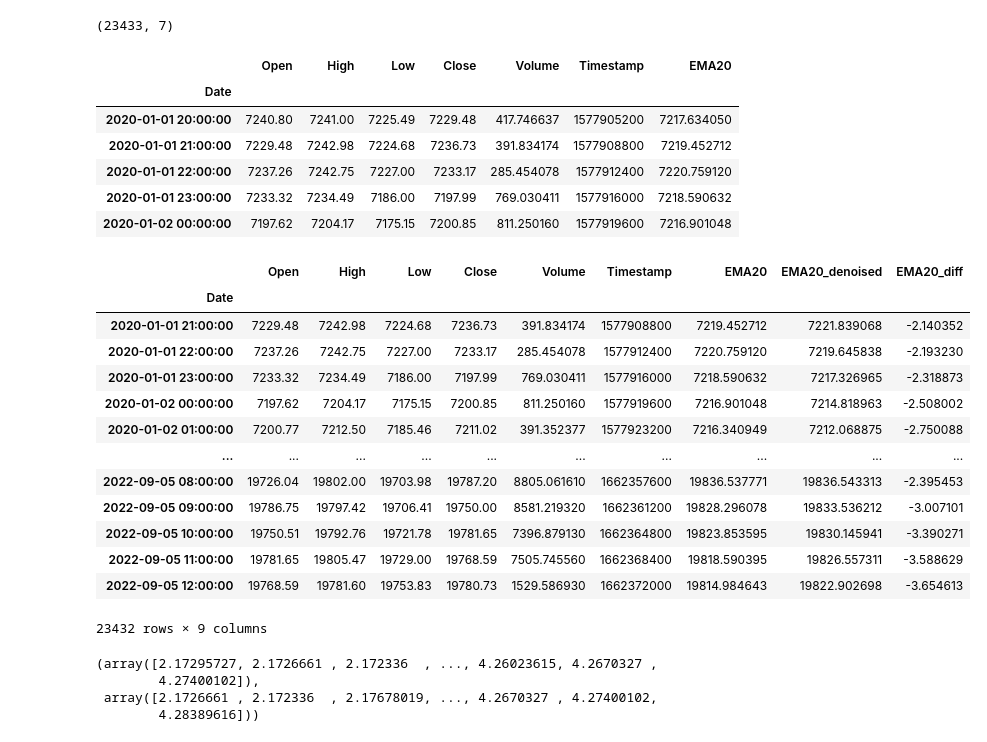
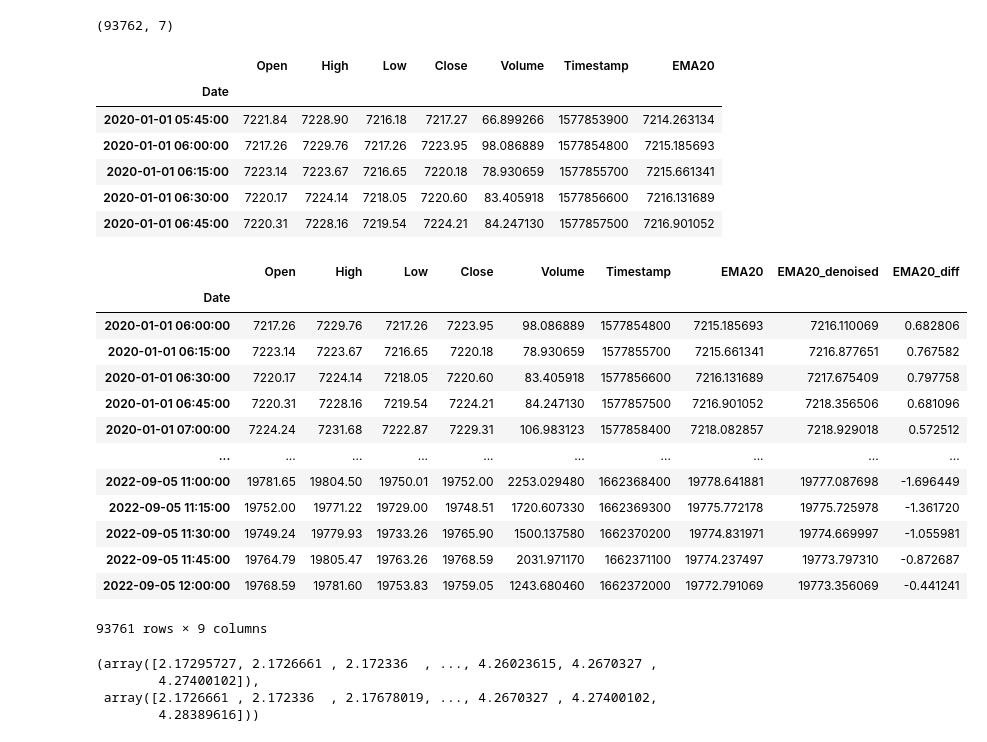
Before and after one commit to webclinic017/Trading-sandbox, a Jupyter notebook: 20_EMA_strategy.ipynb, the cells around one changed output. Saved outputs shown, nothing was run; the diff lists cells and outputs as text; code cells hidden in the pictures.

```diff
--- a/20_EMA_strategy.ipynb
+++ b/20_EMA_strategy.ipynb
@@ -45,50 +45,50 @@ def filterData(data, method='savgol')->np.array:
         return trend
 # %%
 SYMBOL= 'BTC'
-df = loadFromDB(f'../backtest_tools/database/database/Binance/1h/{SYMBOL}-USDT.csv')
+df = loadFromDB(f'./data/15m/{SYMBOL}-USDT.csv')
 df["EMA20"] = ema_indicator(df["Close"], 20)
 df.dropna(inplace=True)
 print(df.shape)
 df.head()
 # %% [output]
-(23433, 7)
+(93762, 7)
 |  | Open | High | Low | Close | Volume | Timestamp | EMA20 |
 | Date |  |  |  |  |  |  |  |
-| 2020-01-01 20:00:00 | 7240.80 | 7241.00 | 7225.49 | 7229.48 | 417.746637 | 1577905200 | 7217.634050 |
-| 2020-01-01 21:00:00 | 7229.48 | 7242.98 | 7224.68 | 7236.73 | 391.834174 | 1577908800 | 7219.452712 |
-| 2020-01-01 22:00:00 | 7237.26 | 7242.75 | 7227.00 | 7233.17 | 285.454078 | 1577912400 | 7220.759120 |
-| 2020-01-01 23:00:00 | 7233.32 | 7234.49 | 7186.00 | 7197.99 | 769.030411 | 1577916000 | 7218.590632 |
-| 2020-01-02 00:00:00 | 7197.62 | 7204.17 | 7175.15 | 7200.85 | 811.250160 | 1577919600 | 7216.901048 |
+| 2020-01-01 05:45:00 | 7221.84 | 7228.90 | 7216.18 | 7217.27 | 66.899266 | 1577853900 | 7214.263134 |
+| 2020-01-01 06:00:00 | 7217.26 | 7229.76 | 7217.26 | 7223.95 | 98.086889 | 1577854800 | 7215.185693 |
+| 2020-01-01 06:15:00 | 7223.14 | 7223.67 | 7216.65 | 7220.18 | 78.930659 | 1577855700 | 7215.661341 |
+| 2020-01-01 06:30:00 | 7220.17 | 7224.14 | 7218.05 | 7220.60 | 83.405918 | 1577856600 | 7216.131689 |
+| 2020-01-01 06:45:00 | 7220.31 | 7228.16 | 7219.54 | 7224.21 | 84.247130 | 1577857500 | 7216.901052 |
 # %%
 from tsmoothie.regression_basis import cubic_spline
 from tsmoothie.smoother import ConvolutionSmoother, LowessSmoother, KalmanSmoother, PolynomialSmoother, ExponentialSmoother, WindowWrapper
 
 # operate smoothing
 #smoother = LowessSmoother(smooth_fraction=0.01, iterations=2)
-smoother = ConvolutionSmoother(50,'bartlett')
+#smoother = ConvolutionSmoother(50,'bartlett')
 #smoother = ExponentialSmoother(1, 0.3)
+#
+#smoother.smooth(df.EMA20.values.reshape(1, -1))
 
-smoother.smooth(df.EMA20.values.reshape(1, -1))
-
-df['EMA20_denoised'] =filterData(df.EMA20.values,'hpf')#savgol_filter(df.EMA20.values, 30, 2, mode='nearest')
+df['EMA20_denoised'] =savgol_filter(df.EMA20.values, 25, 2, mode='nearest')#filterData(df.EMA20.values,'hpf')#
 df['EMA20_diff'] = df.EMA20_denoised.diff(1)#.diff(1)
 df.dropna(inplace=True)
 df
 # %% [output]
 |  | Open | High | Low | Close | Volume | Timestamp | EMA20 | EMA20_denoised | EMA20_diff |
 | Date |  |  |  |  |  |  |  |  |  |
-| 2020-01-01 21:00:00 | 7229.48 | 7242.98 | 7224.68 | 7236.73 | 391.834174 | 1577908800 | 7219.452712 | 7221.839068 | -2.140352 |
-| 2020-01-01 22:00:00 | 7237.26 | 7242.75 | 7227.00 | 7233.17 | 285.454078 | 1577912400 | 7220.759120 | 7219.645838 | -2.193230 |
-| 2020-01-01 23:00:00 | 7233.32 | 7234.49 | 7186.00 | 7197.99 | 769.030411 | 1577916000 | 7218.590632 | 7217.326965 | -2.318873 |
-| 2020-01-02 00:00:00 | 7197.62 | 7204.17 | 7175.15 | 7200.85 | 811.250160 | 1577919600 | 7216.901048 | 7214.818963 | -2.508002 |
-| 2020-01-02 01:00:00 | 7200.77 | 7212.50 | 7185.46 | 7211.02 | 391.352377 | 1577923200 | 7216.340949 | 7212.068875 | -2.750088 |
+| 2020-01-01 06:00:00 | 7217.26 | 7229.76 | 7217.26 | 7223.95 | 98.086889 | 1577854800 | 7215.185693 | 7216.110069 | 0.682806 |
+| 2020-01-01 06:15:00 | 7223.14 | 7223.67 | 7216.65 | 7220.18 | 78.930659 | 1577855700 | 7215.661341 | 7216.877651 | 0.767582 |
+| 2020-01-01 06:30:00 | 7220.17 | 7224.14 | 7218.05 | 7220.60 | 83.405918 | 1577856600 | 7216.131689 | 7217.675409 | 0.797758 |
+| 2020-01-01 06:45:00 | 7220.31 | 7228.16 | 7219.54 | 7224.21 | 84.247130 | 1577857500 | 7216.901052 | 7218.356506 | 0.681096 |
+| 2020-01-01 07:00:00 | 7224.24 | 7231.68 | 7222.87 | 7229.31 | 106.983123 | 1577858400 | 7218.082857 | 7218.929018 | 0.572512 |
 | ... | ... | ... | ... | ... | ... | ... | ... | ... | ... |
-| 2022-09-05 08:00:00 | 19726.04 | 19802.00 | 19703.98 | 19787.20 | 8805.061610 | 1662357600 | 19836.537771 | 19836.543313 | -2.395453 |
-| 2022-09-05 09:00:00 | 19786.75 | 19797.42 | 19706.41 | 19750.00 | 8581.219320 | 1662361200 | 19828.296078 | 19833.536212 | -3.007101 |
-| 2022-09-05 10:00:00 | 19750.51 | 19792.76 | 19721.78 | 19781.65 | 7396.879130 | 1662364800 | 19823.853595 | 19830.145941 | -3.390271 |
-| 2022-09-05 11:00:00 | 19781.65 | 19805.47 | 19729.00 | 19768.59 | 7505.745560 | 1662368400 | 19818.590395 | 19826.557311 | -3.588629 |
-| 2022-09-05 12:00:00 | 19768.59 | 19781.60 | 19753.83 | 19780.73 | 1529.586930 | 1662372000 | 19814.984643 | 19822.902698 | -3.654613 |
+| 2022-09-05 11:00:00 | 19781.65 | 19804.50 | 19750.01 | 19752.00 | 2253.029480 | 1662368400 | 19778.641881 | 19777.087698 | -1.696449 |
+| 2022-09-05 11:15:00 | 19752.00 | 19771.22 | 19729.00 | 19748.51 | 1720.607330 | 1662369300 | 19775.772178 | 19775.725978 | -1.361720 |
+| 2022-09-05 11:30:00 | 19749.24 | 19779.93 | 19733.26 | 19765.90 | 1500.137580 | 1662370200 | 19774.831971 | 19774.669997 | -1.055981 |
+| 2022-09-05 11:45:00 | 19764.79 | 19805.47 | 19763.26 | 19768.59 | 2031.971170 | 1662371100 | 19774.237497 | 19773.797310 | -0.872687 |
+| 2022-09-05 12:00:00 | 19768.59 | 19781.60 | 19753.83 | 19759.05 | 1243.680460 | 1662372000 | 19772.791069 | 19773.356069 | -0.441241 |
-23432 rows × 9 columns
+93761 rows × 9 columns
 # %%
 X = df.EMA20.iloc[:-1].values
 y = df.EMA20.iloc[1:].values
```
Also changed, not shown: parts of 1 cell of this notebook, 6 other files.
